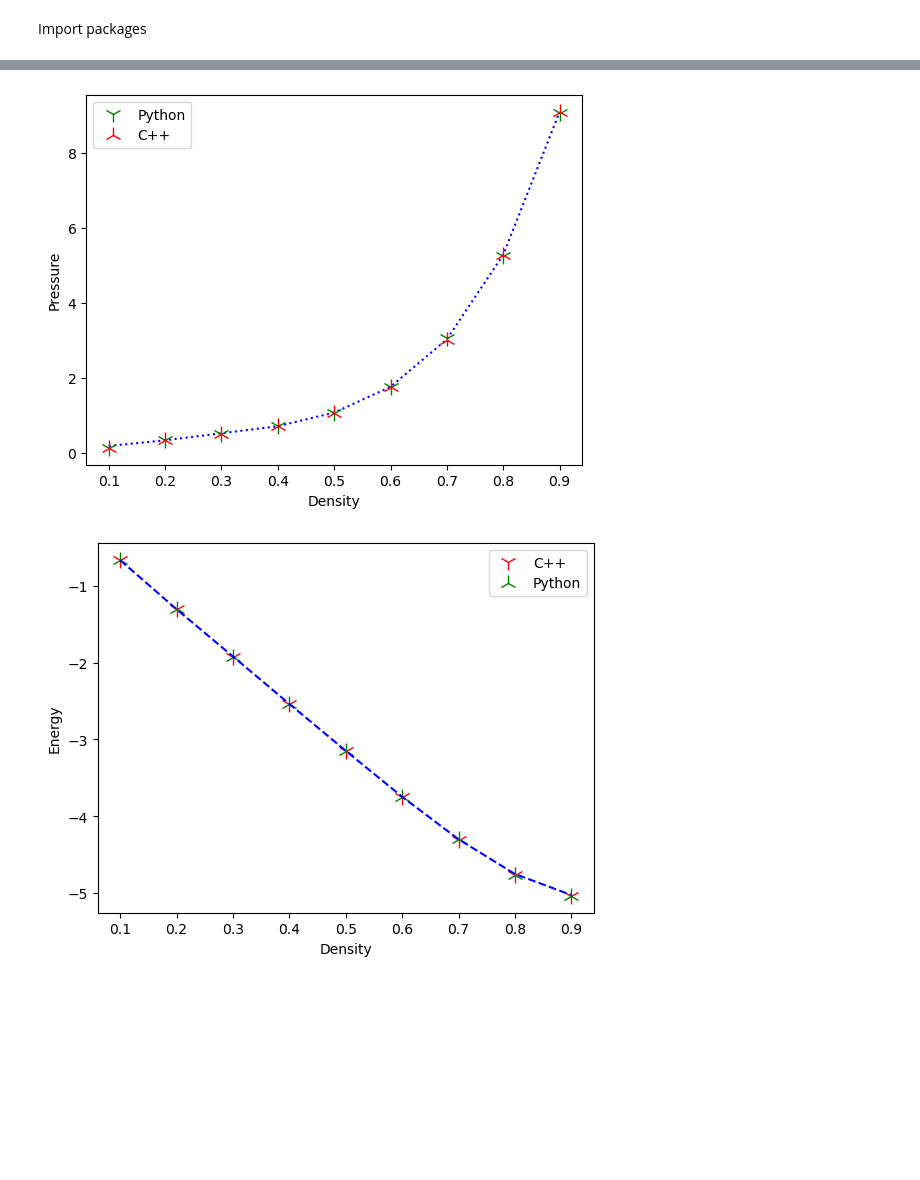
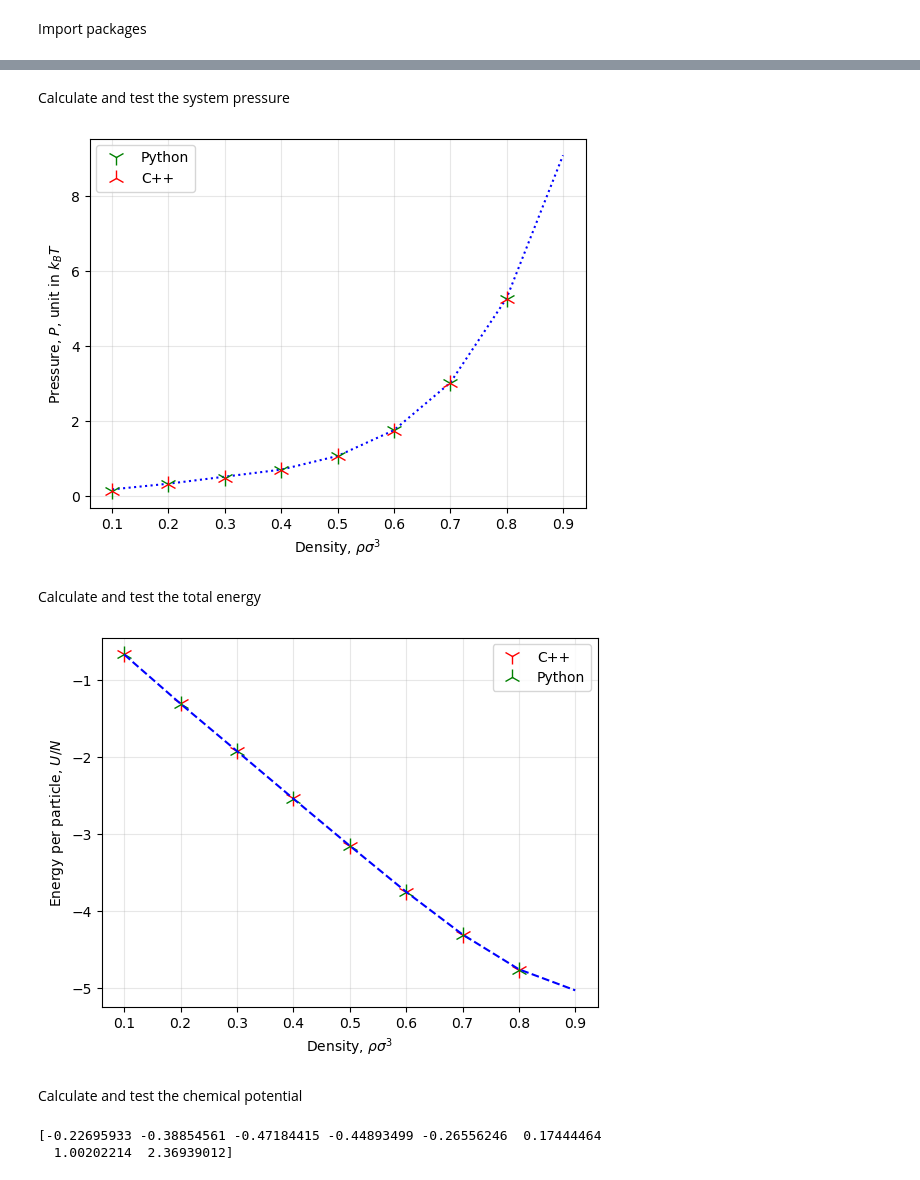
Before and after one commit to qiaochongzhi/MC_for_beginner, a Jupyter notebook: MC_NVT.ipynb, the cells around one changed output, grey strips where cells are left out. Saved outputs shown, nothing was run; the diff lists cells and outputs as text; code cells hidden in the pictures; blank space fills up the shorter version.

Commit message:
modified chemical potential part

```diff
--- a/MC_NVT.ipynb
+++ b/MC_NVT.ipynb
@@ -99,5 +100,6 @@ system["temperature"]    = 2.
 system["rCut"]           = 2.5
 system["drMax"]          = 0.25
 system["Version"]        = "CPP"
-system["isNeighborList"] = False
+system["isNeighborList"] = True
+system["initStep"]       = 1000
 # %%
@@ -288,24 +196,30 @@ Running Time: 807.3285949230194 s
+# %% [markdown]
+Calculate and test the system pressure
 # %%
-presCPP = [np.mean( np.array(i[2000:]) ) for i in pT1]
-presPY  = [np.mean( np.array(i[2000:]) ) for i in pT]
+presCPP = [np.mean( np.array(i) ) for i in pressures_cpp]
+presPY  = [np.mean( np.array(i[2000:]) ) for i in pressures_py]
 # %%
+xx2 = np.arange(0.1, 0.9, 0.1)
+
+# Data from MBWR paper 89
 xx1 = np.array([0.1, 0.2, 0.4, 0.5, 0.6, 0.7, 0.8, 0.9])
-xx2 = np.arange(0.1, 1.0, 0.1)
 yy1 = np.array([0.1777, 0.3290, 0.705, 1.069, 1.756, 3.024, 5.28, 9.09])
 
 plt.plot( xx1, yy1, color="b", linestyle=":", marker="" )
 plt.plot( xx2, presPY, color="g", linestyle="", marker="1", markersize=12, label="Python" )
 plt.plot( xx2, presCPP, color="r", linestyle="", marker="2", markersize=12, label="C++" )
 
-plt.xlabel("Density")
-plt.ylabel("Pressure")
+plt.xlabel("Density, " + r"$\rho \sigma^3$")
+plt.ylabel("Pressure, " + r"$P$, unit in $k_B T$")
+
+plt.grid(alpha = 0.3)
 
 plt.legend()
 plt.show()
-
-# Data from MBWR paper 89
 # %% [output]
-[figure, old version]
+[figure, new version]
+# %% [markdown]
+Calculate and test the total energy
 # %%
 totU = [
     [0.1, -0.669], [0.2, -1.308], [0.3, -1.922], [0.4, -2.539], [0.5, -3.149],
@@ -317,27 +231,27 @@ totU = np.array( totU )
 #np.mean( np.array(total[1000:] / 200) )
 #total = np.array( [i.pot for i in totalEnergy] )
 
-num = np.arange(100,1000,100)
-up  = []
-uc  = []
-for i, t in enumerate(tT1):
+num = np.arange(100, 900, 100)
+up, uc  = [], []
+
+for i, t in enumerate(totalEnergy_cpp):
     #total = t1 #np.array( [j.pot for j in t] )
-    u1 = np.mean( np.array(t[1000:]) ) / num[i]
-    u2 = np.mean( np.array(tT[i][1000:]) ) / num[i]
+    #u1 = np.mean( np.array(t[1000:]) ) / num[i]
+    u1 = np.mean( np.array(t) ) / num[i]
+    u2 = np.mean( np.array(totalEnergy_py[i][1000:]) ) / num[i]
     uc.append(u1)
     up.append(u2)
 
-uc = np.array(uc)
-up = np.array(up)
-
-plt.plot( num/1000, uc, color="r", linestyle="", marker="1", markersize=12, label="C++" )
-plt.plot( num/1000, up, color="g", linestyle="", marker="2", markersize=12, label="Python" )
+plt.plot( xx2, np.array( uc ), color="r", linestyle="", marker="1", markersize=12, label="C++" )
+plt.plot( xx2, np.array( up ), color="g", linestyle="", marker="2", markersize=12, label="Python" )
 plt.plot( totU[:,0], totU[:,1], color="b", linestyle="--", marker="")
 
-plt.xlabel("Density")
-plt.ylabel("Energy")
+plt.xlabel("Density, " + r"$\rho \sigma^3$")
+plt.ylabel("Energy per particle, " + r"$U/N$")
+
+plt.grid(alpha = 0.3)
 
 plt.legend()
 plt.show()
 # %% [output]
-[figure, old version]
+[figure, new version]
@@ -384,0 +258,2 @@ testChemPex = np.array( testChemPex )
+# %% [markdown]
+Calculate and test the chemical potential
@@ -388,11 +267,16 @@ import MBWR_EOS
 test = {"temperature": 2.0, "sigma": 1., "component":1, "epsilon":1., "wave":1.0}
 CP = []
 
+xx2 = np.arange( 0.1, 0.9, 0.1 )
 mbwr = MBWR_EOS.MBWR_EOS(test)
 for i in xx2:
     mbwr.rho = i
-    chemP = mbwr.exChemicalPotential()
-    CP.append(chemP)
+    chemP    = mbwr.exChemicalPotential()
+    CP.append(chemP[0][0])
 
 CP = np.array( CP )
+print(CP)
+# %% [output]
+[-0.22695933 -0.38854561 -0.47184415 -0.44893499 -0.26556246  0.17444464
+  1.00202214  2.36939012]
 # %%
```
Also changed, not shown: parts of 23 cells of this notebook, 4 other files.
